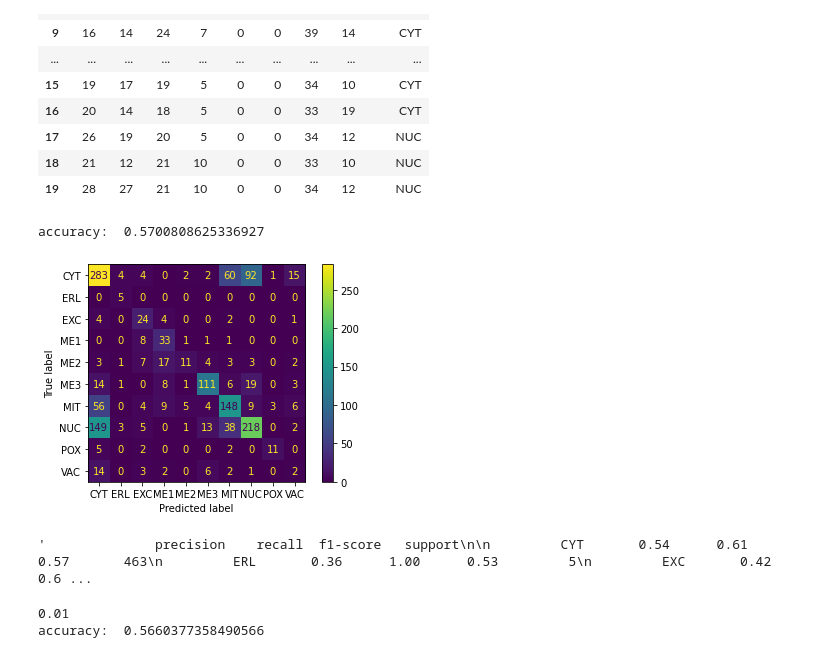
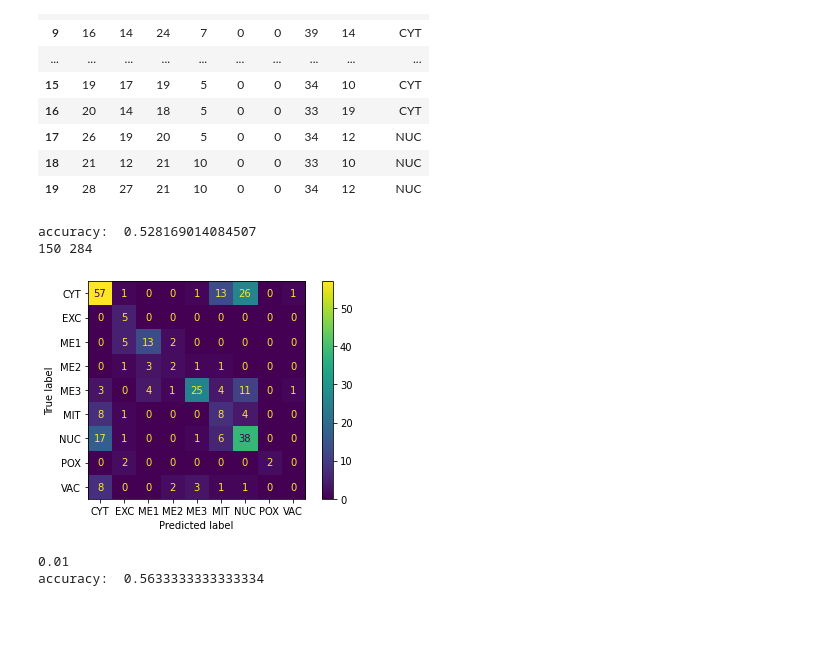
Before and after one commit to HikmetSimsir/EEE-485-Project, a Jupyter notebook: naive_baesian.ipynb, the cells around one changed output. Drawn from its saved outputs; the diff is of its cells as text; code cells hidden in the pictures; blank space fills up the shorter version.

```diff
--- a/naive_baesian.ipynb
+++ b/naive_baesian.ipynb
@@ -139,51 +153,66 @@ piValues, theta = calculatePiAndTheta(md, X, y, C, alpha)
 # %%
+def predict(md, piValues, theta, C, D):
+    # testSet = X
+    X = md.iloc[:, 0:8].values.reshape(-1, 8)
+    Y = md.iloc[:, 8:9].values.reshape(-1, 1)
 
-def predict(testSet, testValues, piValues, theta, C, D):
-    # testSet = X
-    prediction = np.zeros(len(testSet))
+    y = np.zeros(len(Y))
 
-    for i in range(len(testSet)):
+    for i in range(len(Y)):
+        y[i] = outputs.index(Y[i][0])
+
+
+    prediction = np.zeros(len(X))
+
+    for i in range(len(X)):
         prbAllClass = np.zeros(C)
         for c in range(C):
             prbAllClass[c] = np.log(piValues[c])
             for d in range(D):
-                first = testSet[i][d]
+                first = X[i][d]
 
                 # first = np.log(1 + md_dic['cat' + str(d + 1)][i])
                 second = np.log(theta[d][c]) # ['cat' + str(d + 1)][outputs[c]])
 
                 prbAllClass[c] += first * second
 
-        # print(prbAllClass)
         prediction[i] = np.argmax(prbAllClass)
-        # print(prediction[i], testValues[i])
 
-    # print("accuracy: ", (prediction == testValues[:len(testSet)]).sum()/len(testSet))
-    return prediction, (prediction == testValues[:len(testSet)]).sum(), len(testSet)
+    # print("accuracy: ", (prediction == y[:len(X)]).sum()/len(X))
+    return prediction, (prediction == y[:len(X)]).sum(), len(X)
 
 
+test = md.copy()
+test = test.iloc[trainSize:, :]
+
+result = predict(test, piValues, theta, C, D)
+print("accuracy: ", result[1] / result[2])
+print(result[1], result[2])
 
 
-result = predict(X, y, piValues, theta, C, D)
-print("accuracy: ", result[1] / result[2])
-
+# print confusion matrix
 from sklearn.metrics import ConfusionMatrixDisplay
 import matplotlib.pyplot as plt
 y_pred_list = []
 y_pred = result[0]
+Y_test = test.iloc[:, 8:9].values.reshape(-1, 1)
+y_test = np.zeros(len(Y_test))
+for i in range(len(Y_test)):
+    y_test[i] = outputs.index(Y_test[i][0])
 
-for i in range(M):
-    # print(outputs[int(y_pred[i])], end=' ')
+
+for i in range(len(test)):
     y_pred_list.append(outputs[int(y_pred[i])])
-ConfusionMatrixDisplay.from_predictions(Y, y_pred_list)
+ConfusionMatrixDisplay.from_predictions(Y_test, y_pred_list)
 plt.show()
 
-from sklearn.metrics import classification_report
-classification_report(Y, y_pred_list, zero_division=1)
+# from sklearn.metrics import classification_report
+# classification_report(Y_test, y_pred_list, zero_division=1)
+# print('              precision    recall  f1-score   support\n\n         CYT       0.61      0.58      0.59        99\n         EXC       0.31      1.00      0.48         5\n         ME1       0.65      0.65      0.65        20\n         ME2       0.29      0.25      0.27         8\n         ME3       0.81      0.51      0.62        49\n         MIT       0.24      0.38      0.30        21\n         NUC       0.47      0.60      0.53        63\n         POX       1.00      0.50      0.67         4\n         VAC       0.00      0.00      0.00        15\n\n    accuracy                           0.53       284\n   macro avg       0.49      0.50      0.46       284\nweighted avg       0.55      0.53      0.53       284\n')
 # %% [output]
-accuracy:  0.5700808625336927
+accuracy:  0.528169014084507
+150 284
-[figure, old version]
+[figure, new version]
-'              precision    recall  f1-score   support\n\n         CYT       0.54      0.61      0.57       463\n         ERL       0.36      1.00      0.53         5\n         EXC       0.42      0.6 ...
 # %%
 # test for different alpha values
 # apply cross one out validation to compute accuracy
@@ -194,14 +223,14 @@ alphaValues = [0.01]
 for alpha in alphaValues:
     print(alpha)
     correct = 0
-    for i in range(M):
+    for i in range(len(train)):
+        data = train.drop(axis=0, index=i)
 
-        data = md.drop(axis=0, index=i)
-        # print(data.index)
+        cutted = train.iloc[i]
+        cuttedFrame = cutted.to_frame()
+        cuttedFrame = cuttedFrame.transpose()
 
-        cutted = md.iloc[i]
-
-        y_test = outputs.index(md.iloc[i]['OutName'])
+        y_test = outputs.index(train.iloc[i]['OutName'])
         y_test = np.array( [y_test] )
 
         x_test = np.zeros((1, D))
@@ -215,16 +244,16 @@ for alpha in alphaValues:
         for i in range(len(Y)):
             y[i] = outputs.index(Y[i][0])
 
-        piValues, theta = calculatePiAndTheta(data, X, y, C, alpha)
-        res = predict(x_test, y_test, piValues, theta, C, D)
+        piValues, theta = calculatePiAndTheta(data, C, alpha)
+        res = predict(cuttedFrame, piValues, theta, C, D)
 
 
         correct += res[1]
 
-    print("accuracy: ", correct/M)
+    print("accuracy: ", correct/len(train))
 # %% [output]
 0.01
-accuracy:  0.5660377358490566
+accuracy:  0.5633333333333334
 # %%
 # from sklearn.model_selection import train_test_split
 # from sklearn.naive_bayes import ComplementNB
```
Also changed, not shown: parts of 5 cells of this notebook.
